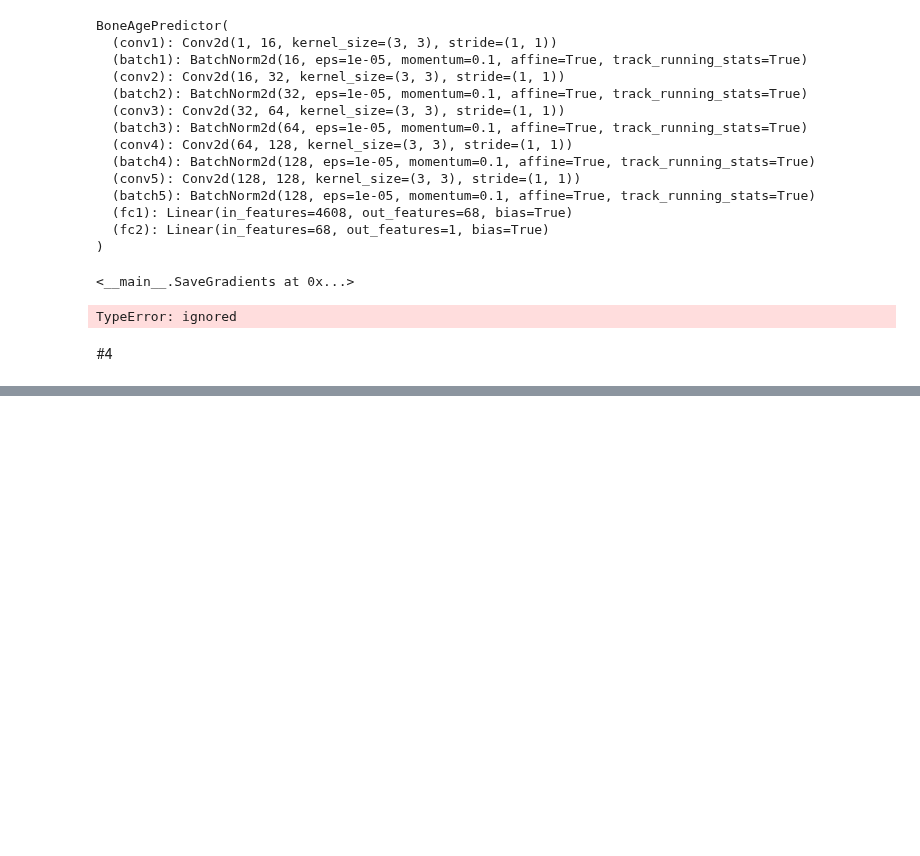
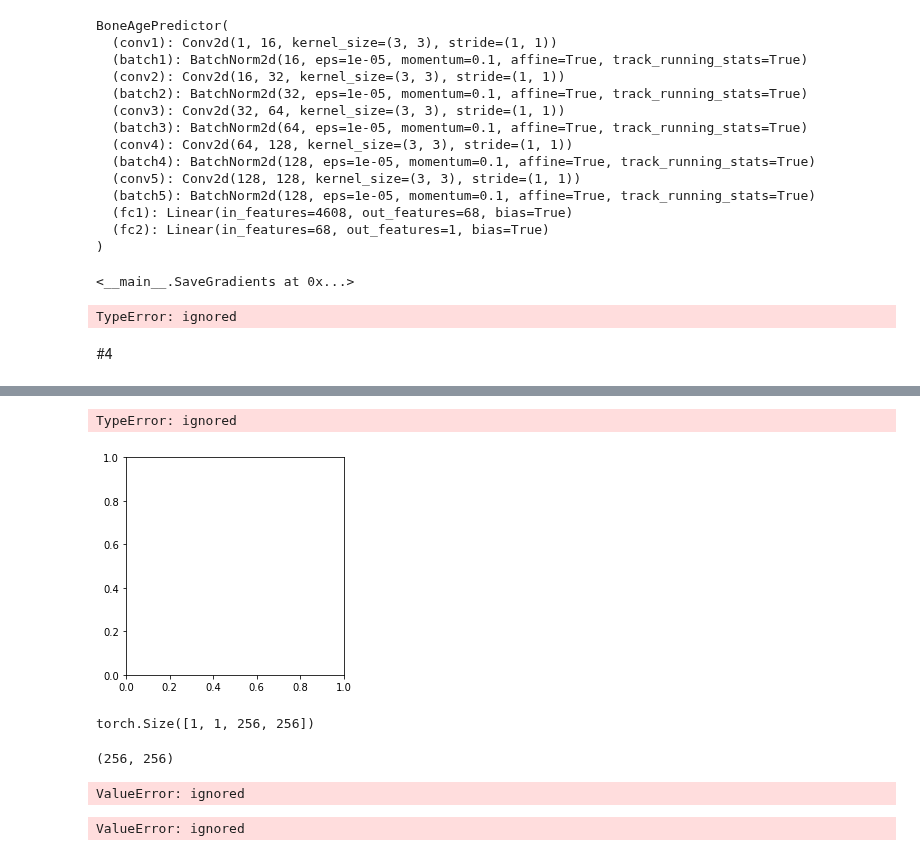
Before and after one commit to nichakornchaisuwan/Project_Boneage, a Jupyter notebook: BoneAgePredictor_NOG.ipynb, the cells around one changed output, grey strips where cells are left out. Drawn from its saved outputs; the diff is of its cells as text; code cells hidden in the pictures; blank space fills up the shorter version.

Commit message:
errorrrr

```diff
--- a/BoneAgePredictor_NOG.ipynb
+++ b/BoneAgePredictor_NOG.ipynb
@@ -360,0 +457,25 @@ plt.show()
+# %%
+plt.imshow(np.transpose(input))
+# %% [output]
+TypeError: ignored
+[figure, added]
+# %%
+input.shape
+# %% [output]
+torch.Size([1, 1, 256, 256])
+# %%
+input.squeeze().numpy().transpose().shape
+# %% [output]
+(256, 256)
+# %%
+np.transpose(input.squeeze().detach().numpy(), (256, 256, 1,1)).shape
+# %% [output]
+ValueError: ignored
+# %%
+import matplotlib.pyplot as plt
+
+plt.imshow(input.squeeze().numpy().transpose((256,256,3)), cmap='gray')
+plt.imshow(heatmap.squeeze().detach().numpy(), cmap='jet', alpha=1)
+plt.show()
+# %% [output]
+ValueError: ignored
```
Also changed, not shown: parts of 7 cells of this notebook.
